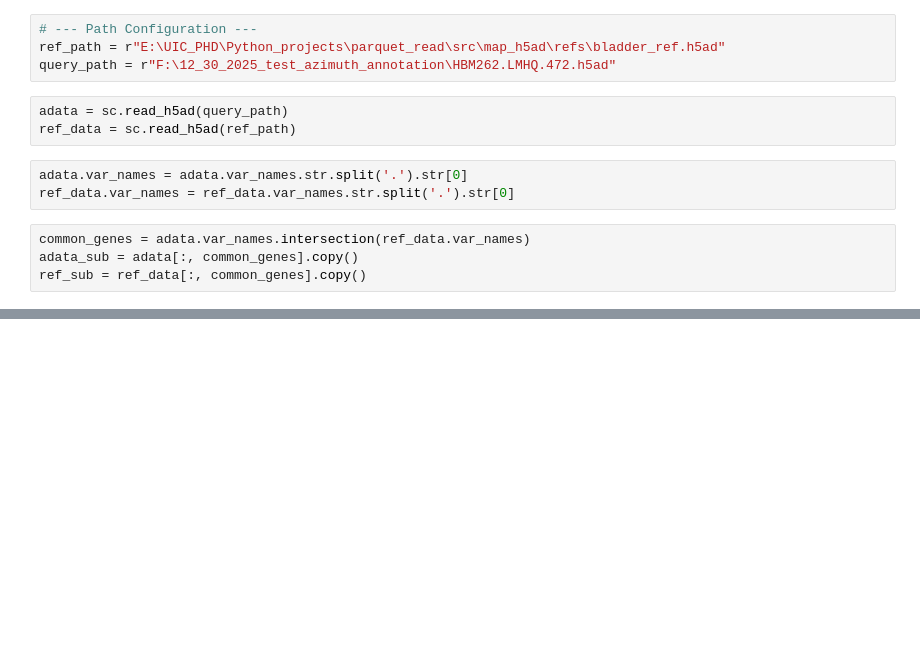
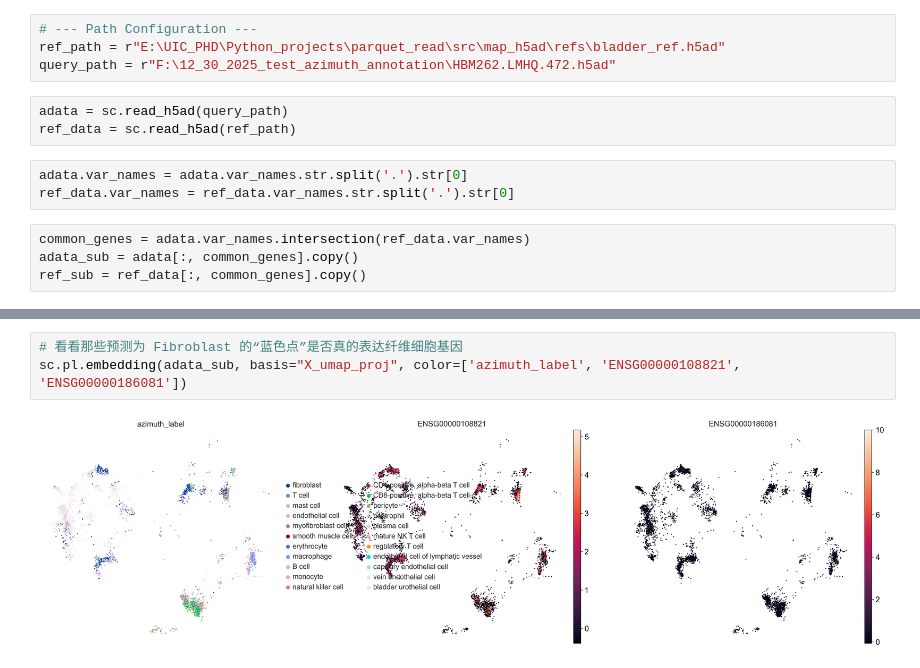
Before and after one commit to ChangLiu23UIC/h5ad_to_matriviz, a Jupyter notebook: src/map_h5ad/map_with_ref_h5ad.ipynb, the cells around one changed output, grey strips where cells are left out. Saved outputs shown, nothing was run; the diff lists cells and outputs as text; blank space fills up the shorter version.

```diff
--- a/src/map_h5ad/map_with_ref_h5ad.ipynb
+++ b/src/map_h5ad/map_with_ref_h5ad.ipynb
@@ -22,0 +81,5 @@ ref_sub = ref_data[:, common_genes].copy()
+# %%
+# 看看那些预测为 Fibroblast 的“蓝色点”是否真的表达纤维细胞基因
+sc.pl.embedding(adata_sub, basis="X_umap_proj", color=['azimuth_label', 'ENSG00000108821', 'ENSG00000186081'])
+# %% [output]
+[figure, added]
```
Also changed, not shown: parts of 7 cells of this notebook.
